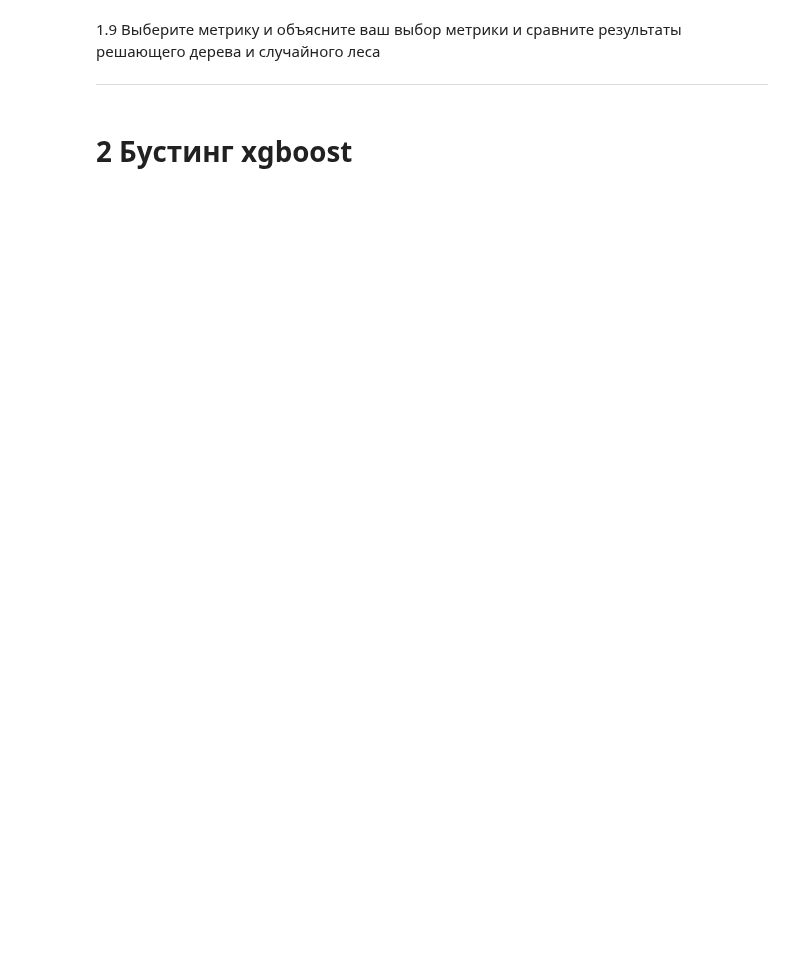
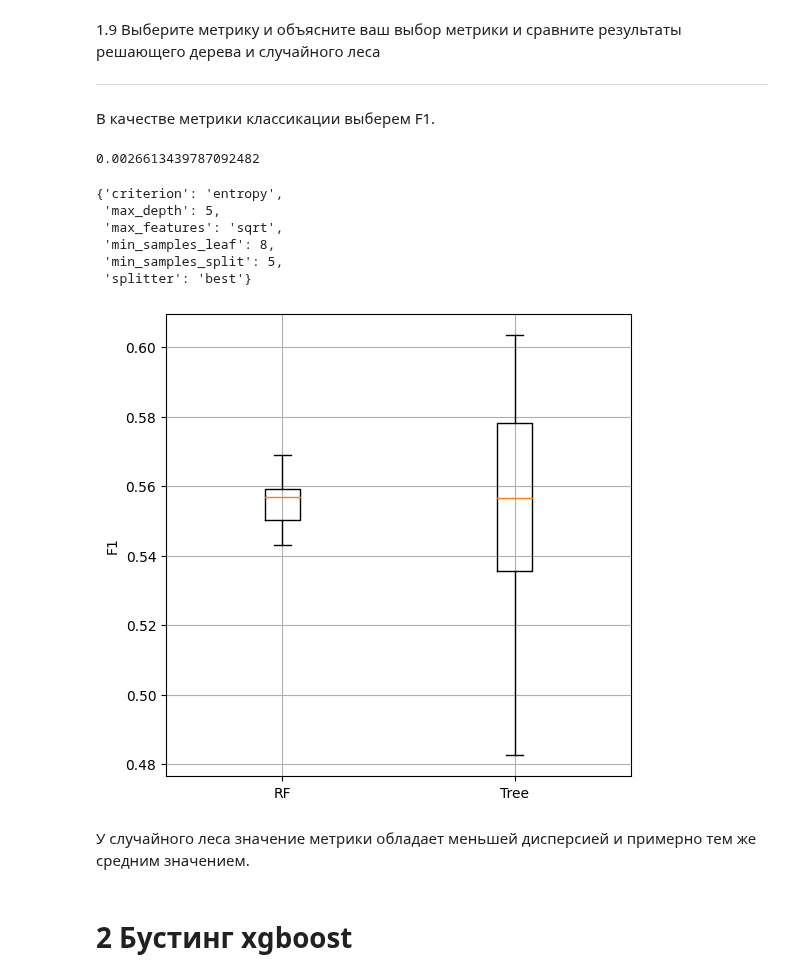
Before and after one commit to SergeyPishchulov/MO, a Jupyter notebook: 3/lab3_mo.ipynb, the cells around one changed output. Cells and saved outputs as stored; diff of their text form; code cells hidden in the pictures; blank space fills up the shorter version.

```diff
--- a/3/lab3_mo.ipynb
+++ b/3/lab3_mo.ipynb
@@ -81,9 +96,9 @@ dtype: int64
 # %%
 from sklearn.model_selection import train_test_split
 
-
+RANDOM_STATE = 8
 X_train, X_test, y_train, y_test = train_test_split(
-    X, y, test_size=0.3, random_state=12)
+    X, y, test_size=0.3, random_state=RANDOM_STATE)
 
 X_train['Income'] = X_train['Income'].mean()
 X_test['Income'] = X_test['Income'].mean()
@@ -223 +223,4 @@ Traceback (most recent call last):
   warnings.warn(
+# %%
+best_tree = grid_search.best_estimator_
+best_tree
@@ -256,0 +263,3 @@ KeyboardInterrupt:
+# %%
+best_rf = rf_grid_search.best_estimator_
+best_rf
@@ -260,6 +286,44 @@ KeyboardInterrupt:
 1.9 Выберите метрику и объясните ваш выбор метрики и сравните результаты решающего дерева и случайного леса
 
 ---
+# %% [markdown]
+В качестве метрики классикации выберем F1.
+# %%
+from sklearn.metrics import f1_score
+
+tree_pred = best_tree.predict(X_test)
+f1_score(y_test, tree_pred)
+# %% [output]
+0.0026613439787092482
+# %%
+rf_best_params =
+# %% [output]
+{'criterion': 'entropy',
+ 'max_depth': 5,
+ 'max_features': 'sqrt',
+ 'min_samples_leaf': 8,
+ 'min_samples_split': 5,
+ 'splitter': 'best'}
+# %%
+scores_rf = pd.DataFrame(cross_validate(best_rf,
+               X_train, y_train, scoring='f1_macro',
+               cv=RepeatedStratifiedKFold(random_state=RANDOM_STATE, n_repeats=3),
+               n_jobs=-1, error_score='raise'))
+
+scores_tree = pd.DataFrame(cross_validate(best_tree,
+               X_train, y_train, scoring='f1_macro',
+               cv=RepeatedStratifiedKFold(random_state=RANDOM_STATE, n_repeats=3),
+               n_jobs=-1, error_score='raise'))
+# %%
+plt.figure(figsize=(6, 6))
+plt.boxplot([scores_rf.test_score, scores_tree.test_score], labels=["RF", "Tree"])
+plt.ylabel('F1')
+plt.grid(True)
+plt.show()
+# %% [output]
+[figure, added]
+# %% [markdown]
+У случайного леса значение метрики обладает меньшей дисперсией и примерно тем же средним значением.
 # %% [markdown]
 # 2 Бустинг xgboost
 # %%
```
Also changed, not shown: parts of 14 cells of this notebook.
